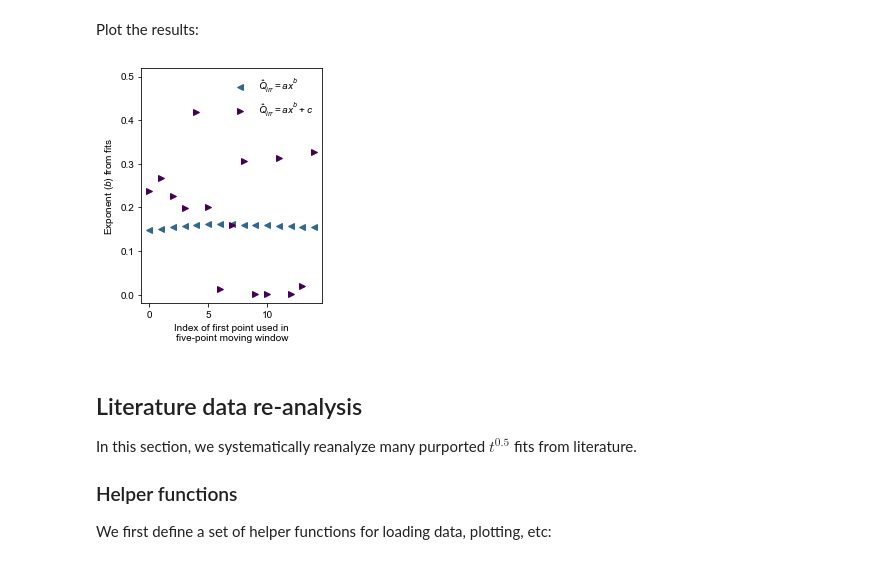
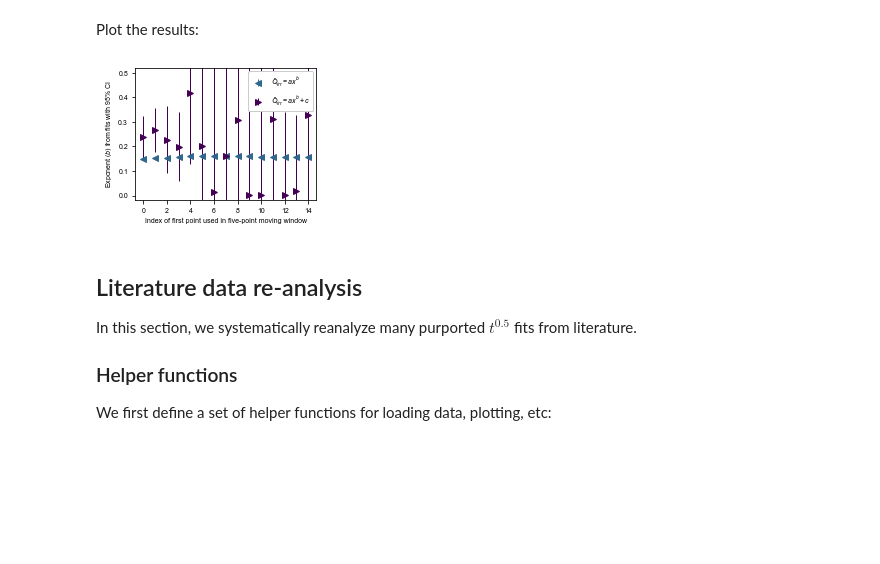
Before and after one commit to petermattia/SEI-growth-time-dependence, a Jupyter notebook: SEI time dependence.ipynb, the cells around one changed output. Cells and saved outputs as stored; diff of their text form; code cells hidden in the pictures; blank space fills up the shorter version.

```diff
--- a/SEI time dependence.ipynb
+++ b/SEI time dependence.ipynb
@@ -25,0 +36,2 @@ rcParams['mathtext.rm'] = 'Arial'
+# %%
+alpha = 0.05 # 95% confidence interval = 100*(1-alpha)
@@ -25,0 +40,5 @@ rcParams['mathtext.rm'] = 'Arial'
+# %%
+def tval(alpha, n, p):
+    dof = max(0, n - p) # degrees of freedom
+    tval = t.ppf(1 - alpha/2, dof)
+    return tval
@@ -78,7 +97,7 @@ x = np.arange(1, 100) # example data
 sqrt_x = np.sqrt(x)
 y = 5 * (x**exponent)
 
-popt, pcov, r_squared = curve_fit_with_r_squared(t_onehalf, x, y)
+popt, CIs, r_squared = curve_fit_with_r_squared(t_onehalf, x, y)
 
 plt.subplots(figsize=(fig_width, fig_height*2), nrows=2)
 plt.subplot(211)
@@ -91,7 +110,7 @@ plt.plot(sqrt_x, t_onehalf(x, *popt), 'r-',
          + '\n' + r'$R^2=%3.4f$' %(r_squared))
 plt.xlabel(r'$x^{0.5}$')
 plt.ylabel(r'$y$')
-plt.legend(frameon=False, fontsize=9)
+plt.legend()
 
 plt.subplot(212)
 plt.title('b', loc='left', weight='bold')
@@ -102,5 +121,6 @@ plt.plot(x**0.5, y-t_onehalf(x, *popt), 'ks')
 plt.xlabel(r'$x^{0.5}$')
 plt.ylabel(r'Residual: $y-\hat{y}$')
 
+plt.tight_layout()
 plt.savefig('figures/example.eps', bbox_inches='tight', format='eps')
 # %% [output]
@@ -297,7 +325,9 @@ n_points_in_moving_window = 5
 
 thresholds = np.arange(len(x) - n_points_in_moving_window + 1)
 exponent2 = np.zeros(thresholds.size)
+error2 = np.zeros(thresholds.size)
 exponent3 = np.zeros(thresholds.size)
+error3 = np.zeros(thresholds.size)
 
 for k, threshold in enumerate(thresholds):
     # define subset
@@ -305,11 +335,13 @@ for k, threshold in enumerate(thresholds):
     y_subset = Smith_30C_data[0][threshold:threshold + n_points_in_moving_window,1]
 
     # fit subset
-    popt,pcov = curve_fit(power1, x_subset, y_subset)
+    popt, CIs, R2 = curve_fit_with_adj_r_squared(power1, x_subset, y_subset)
     exponent2[k] = popt[1]
+    error2[k] = CIs[1]
 
-    popt,pcov = curve_fit(power2, x_subset, y_subset, maxfev=50000)
+    popt, CIs, R2 = curve_fit_with_adj_r_squared(power2, x_subset, y_subset, maxfev=50000)
     exponent3[k] = popt[1]
+    error3[k] = CIs[1]
 
 print('2-param fit: mean(b) = {:.3f}, std(b) = {:.3f}'.format(np.mean(exponent2), np.std(exponent2)))
 print('3-param fit: mean(b) = {:.3f}, std(b) = {:.3f}'.format(np.mean(exponent3), np.std(exponent3)))
@@ -320,15 +352,15 @@ print('3-param fit: mean(b) = {:.3f}, std(b) = {:.3f}'.format(np.mean(exponent3)
 Plot the results:
 # %%
 plt.subplots(figsize=(fig_width, fig_height))
-plt.plot(thresholds, exponent2, '<', color=colors[1,:], label=r'$\hat{Q}_{irr}=ax^b$')
-plt.plot(thresholds, exponent3, '>', color=colors[0,:], label=r'$\hat{Q}_{irr}=ax^b+c$')
-plt.xlabel('Index of first point used in\nfive-point moving window')
-plt.ylabel('Exponent (' + r'$b$' + ') from fits')
+plt.errorbar(thresholds, exponent2, error2, fmt='<', color=colors[1,:], label=r'$\hat{Q}_{irr}=ax^b$')
+plt.errorbar(thresholds, exponent3, error3, fmt='>', color=colors[0,:], label=r'$\hat{Q}_{irr}=ax^b+c$')
+plt.xlabel('Index of first point used in five-point moving window')
+plt.ylabel('Exponent (' + r'$b$' + ') from fits with 95% CI')
 plt.ylim((-0.02,0.52))
-plt.legend(frameon=False)
+plt.legend(frameon=True, framealpha=1)
 plt.savefig('figures/Smith_30C_exponent.eps', bbox_inches='tight', format='eps')
 # %% [output]
-[figure, old version]
+[figure, new version]
 # %% [markdown]
 ## Literature data re-analysis
 
```
Also changed, not shown: parts of 28 cells of this notebook, 11 other files.
